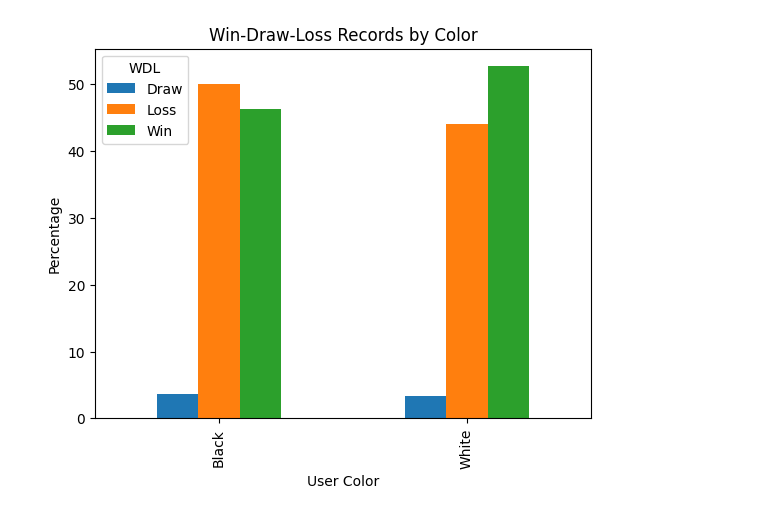
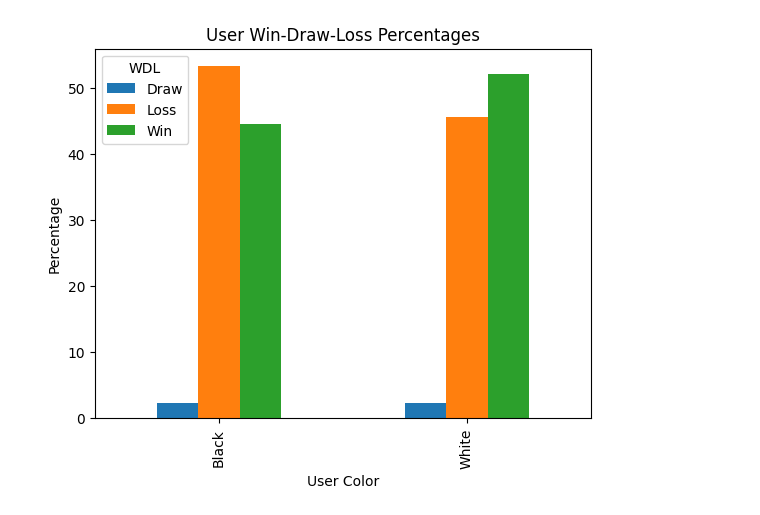
Before and after one commit to CWhitehead97/ChessTrading, a Jupyter notebook: notebooks/ChessQuant.ipynb, the cells around one changed output. Cells and saved outputs as stored; diff of their text form; code cells hidden in the pictures.

Commit message:
Updating the load file using the Lichess API

```diff
--- a/notebooks/ChessQuant.ipynb
+++ b/notebooks/ChessQuant.ipynb
@@ -1,26 +1,17 @@
 # %%
 import requests
 import datetime
+import pytz
 import numpy as np
 import matplotlib.pyplot as plt
 import pandas as pd
-import plotly
 import plotly.graph_objects as go
 
 user_name  = "WalvinDesu"
-data_source = "FILE"
-filename = "lichess_WalvinDesu_2023-04-07.pgn"
-time_control = "Blitz"
+time_control = "Bullet"
+#The method of loading data, options are API, FILE or BOTH
+data_source = "BOTH"
+#If loading using only the API, the following variables control how far to go back
+year, month, day = 2023, 4, 10
+#If using the FILE or BOTH options for data_source, store the file in the data folder and add its name below
+file_name = "lichess_WalvinDesu_2023-04-07.pgn"
-# %%
-#Get user data via Python API
-if data_source.upper() == "API":
-    start_date = datetime.datetime(2022,2,1,0,0,0).timestamp()
-    start_date = str(int(start_date*1000))
-    x = requests.get(f"http://lichess.org/api/games/user/{user_name}?since={start_date}")
-    #x = requests.get(f"http://lichess.org/api/games/user/{user_name}")
-    chessdata = x.content.decode("utf-8")
-#Or as a file
-elif data_source.upper() == "FILE":
-    chessdata = open("../data/" + filename).read()
-#Read the data as a list, dropping the final empty row
-chessdata = chessdata.split("\n\n\n")[:-1]
@@ -36,4 +73,5 @@ df = pd.DataFrame([line2dict(i) for i in chessdata])
 # %%
+df = pd.DataFrame([line2dict(i) for i in chess_data])
 #Process DataFrame
 df = df[df["Event"].str.contains(time_control)]
 
@@ -47,15 +85,14 @@ df["OppElo"]         = np.where(df["White"] == user_name, df["BlackElo"], df["Wh
 df["UserRatingDiff"] = np.where(df["White"] == user_name, df["WhiteRatingDiff"], df["BlackRatingDiff"])
 df["OppRatingDiff"]  = np.where(df["White"] == user_name, df["BlackRatingDiff"], df["WhiteRatingDiff"])
 df["WDL"]            = np.where(df["Result"] == "1/2-1/2", "D",
-                       np.where(((df["White"] == user_name) & (df["Result"] == "1-0")) | ((df["Black"] == user_name) & (df["Result"] == "0-1")), "W", "L"))
+                             np.where(((df["White"] == user_name) & (df["Result"] == "1-0")) | ((df["Black"] == user_name) & (df["Result"] == "0-1")), "W", "L"))
 df = df.drop(["White", "Black", "WhiteElo", "BlackElo", "WhiteRatingDiff", "BlackRatingDiff", "Result", "FEN"], axis = 1)
 #Convert ELO to float, removing provisional ELO ratings
 df = df[(df["UserElo"].str[-1] != "?") & (df["OppElo"].str[-1] != "?")]
 df["UserElo"] = df["UserElo"].astype(float)
 df["OppElo"] = df["OppElo"].astype(float)
 
-
+df.head()
 df.info()
-df.head()
 # %% [output]
 <class 'pandas.core.frame.DataFrame'>
@@ -84,16 +115,16 @@ memory usage: 408.6+ KB
 # %%
 #Grouped bar chart for wins losses draws as white and black
 wdl_pivot = pd.pivot_table(df, index="UserColour", columns="WDL", aggfunc="size")
 wdl_pivot = wdl_pivot.div(wdl_pivot.sum(axis=1), axis =0)*100
 
 fig, ax = plt.subplots()
 wdl_pivot.plot(kind="bar", ax=ax)
 ax.set_xlabel("User Color")
 ax.set_ylabel("Percentage")
-ax.set_title("Win-Draw-Loss Records by Color")
+ax.set_title("User Win-Draw-Loss Percentages")
 ax.legend(title="WDL", labels = ["Draw","Loss", "Win"])
 plt.show()
 # %% [output]
-[figure, old version]
+[figure, new version]
 # %%
 #Create daily statistics Dataframe
```
Also changed, not shown: parts of 10 cells of this notebook, 1 other file.
